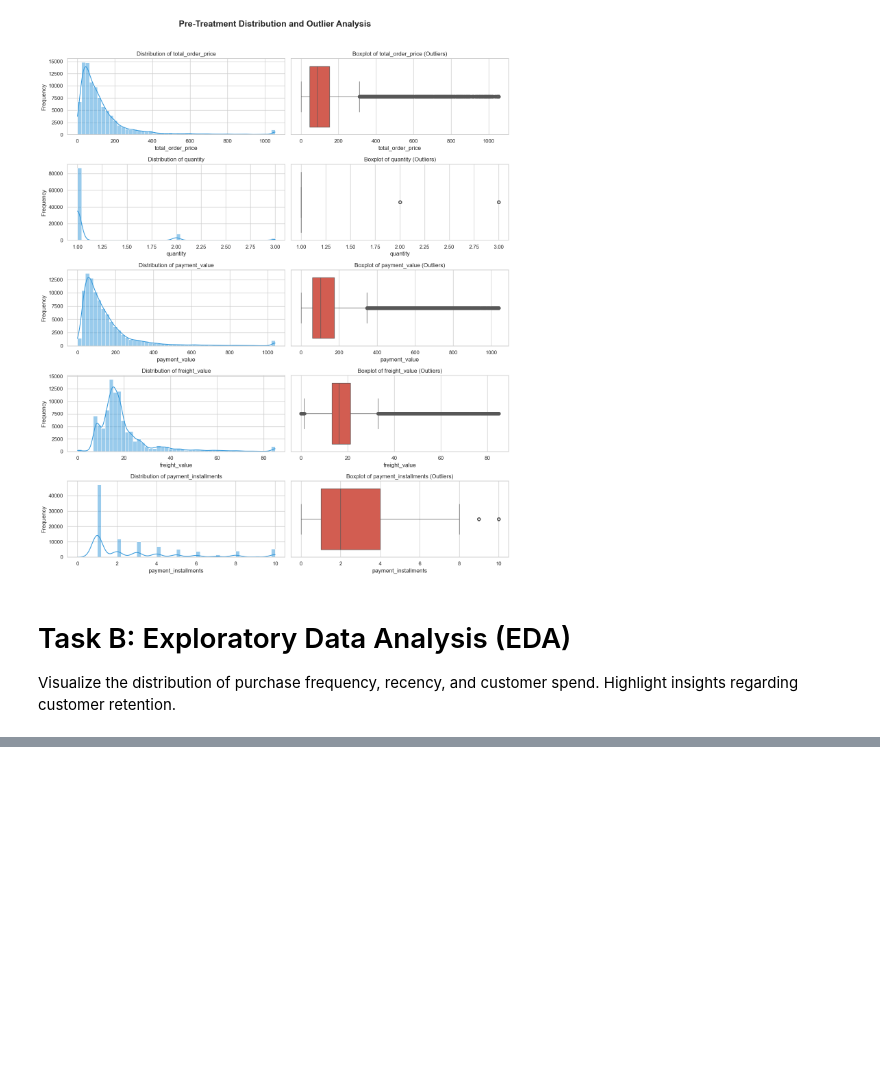
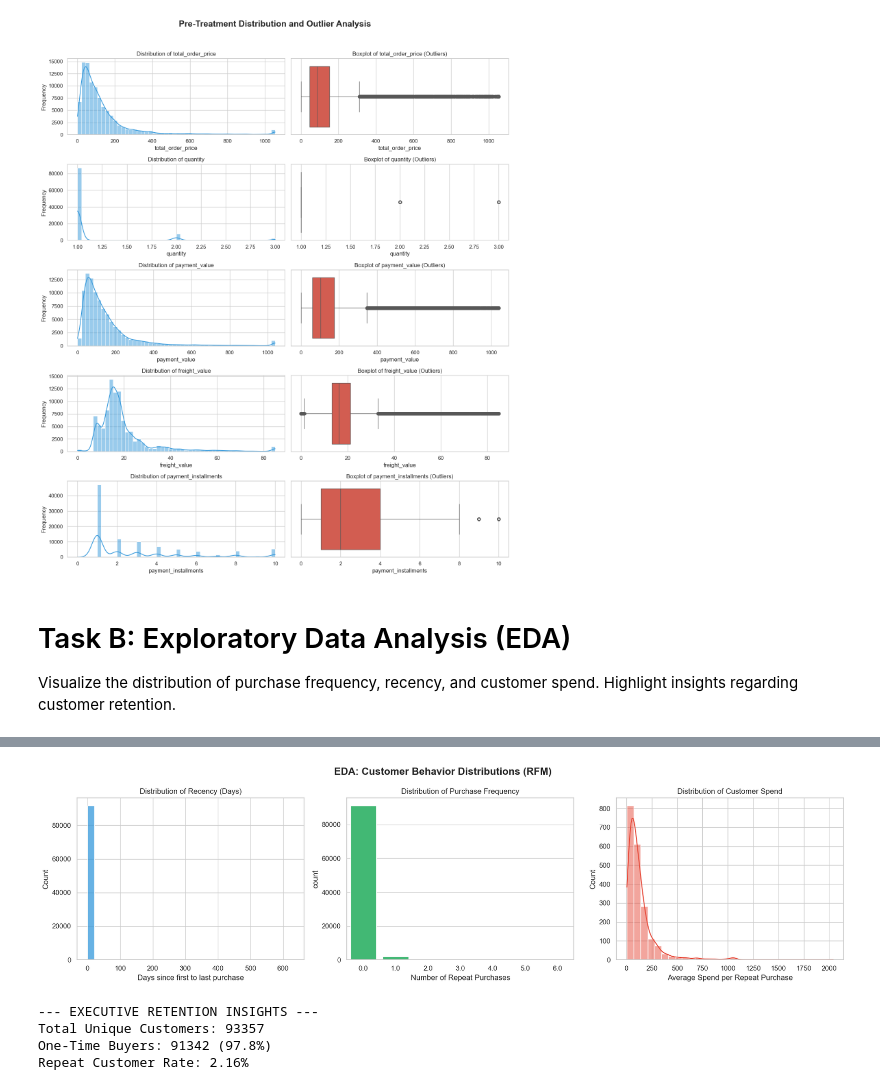
Before and after one commit to ialwayslikedgrime/data_science_exercises, a Jupyter notebook: lab_3.ipynb, the cells around one changed output, grey strips where cells are left out. Drawn from its saved outputs; the diff is of its cells as text; code cells hidden in the pictures; blank space fills up the shorter version.

```diff
--- a/lab_3.ipynb
+++ b/lab_3.ipynb
@@ -494,0 +501,14 @@ Visualize the distribution of purchase frequency, recency, and customer spend. H
+# %%
+from lifetimes.utils import summary_data_from_transaction_data
+
+# 1. Establish the chronological boundary
+snapshot_date = df['order_purchase_timestamp'].max()
+
+# 2. Generate the RFM Matrix
+rfm = summary_data_from_transaction_data(
+    transactions=df,
+    customer_id_col='customer_unique_id',
+    datetime_col='order_purchase_timestamp',
+    monetary_value_col='total_order_price',
+    observation_period_end=snapshot_date
+)
@@ -494,0 +525,39 @@ Visualize the distribution of purchase frequency, recency, and customer spend. H
+# %%
+# 3. Visualize the RFM Distributions
+fig, axes = plt.subplots(1, 3, figsize=(18, 5))
+fig.suptitle('EDA: Customer Behavior Distributions (RFM)', fontsize=16, fontweight='bold')
+
+# Recency
+sns.histplot(rfm['recency'], bins=30, kde=False, color='#3498db', ax=axes[0])
+axes[0].set_title('Distribution of Recency (Days)')
+axes[0].set_xlabel('Days since first to last purchase')
+
+# Frequency
+sns.countplot(x='frequency', data=rfm[rfm['frequency'] < 10], color='#2ecc71', ax=axes[1])
+axes[1].set_title('Distribution of Purchase Frequency')
+axes[1].set_xlabel('Number of Repeat Purchases')
+
+# Monetary Value (Only plotting for customers who bought more than once)
+repeat_customers = rfm[rfm['frequency'] > 0]
+sns.histplot(repeat_customers['monetary_value'], bins=30, kde=True, color='#e74c3c', ax=axes[2])
+axes[2].set_title('Distribution of Customer Spend')
+axes[2].set_xlabel('Average Spend per Repeat Purchase')
+
+plt.tight_layout()
+plt.show()
+
+# 4. Print Executive Insights
+total_customers = len(rfm)
+one_time_buyers = len(rfm[rfm['frequency'] == 0])
+repeat_rate = (total_customers - one_time_buyers) / total_customers * 100
+
+print(f"\n--- EXECUTIVE RETENTION INSIGHTS ---")
+print(f"Total Unique Customers: {total_customers}")
+print(f"One-Time Buyers: {one_time_buyers} ({one_time_buyers/total_customers*100:.1f}%)")
+print(f"Repeat Customer Rate: {repeat_rate:.2f}%")
+# %% [output]
+[figure, added]
+--- EXECUTIVE RETENTION INSIGHTS ---
+Total Unique Customers: 93357
+One-Time Buyers: 91342 (97.8%)
+Repeat Customer Rate: 2.16%
```
Also changed, not shown: parts of 12 cells of this notebook.
